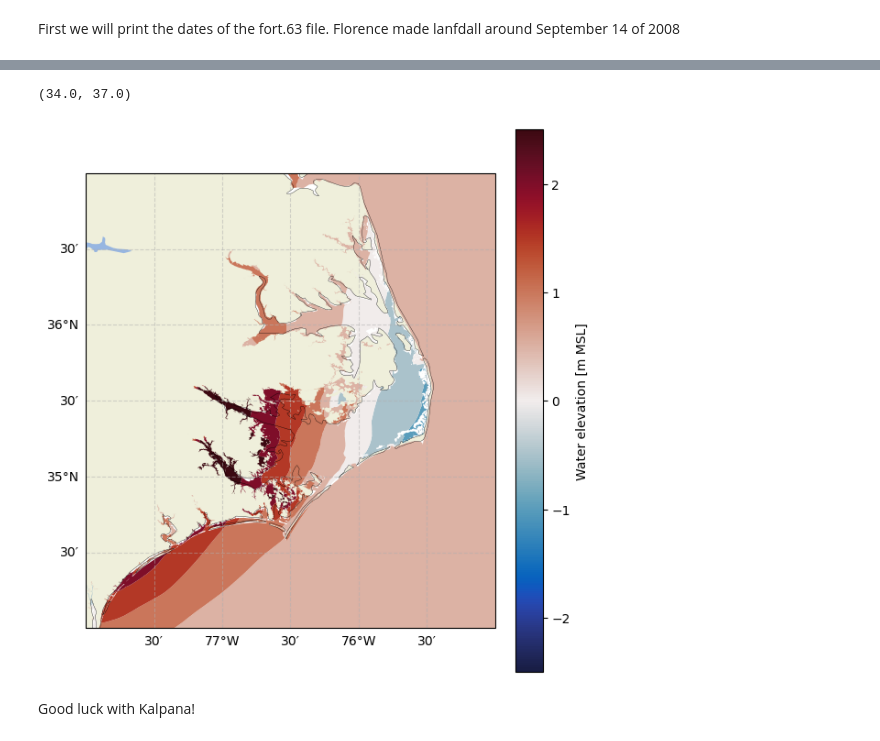
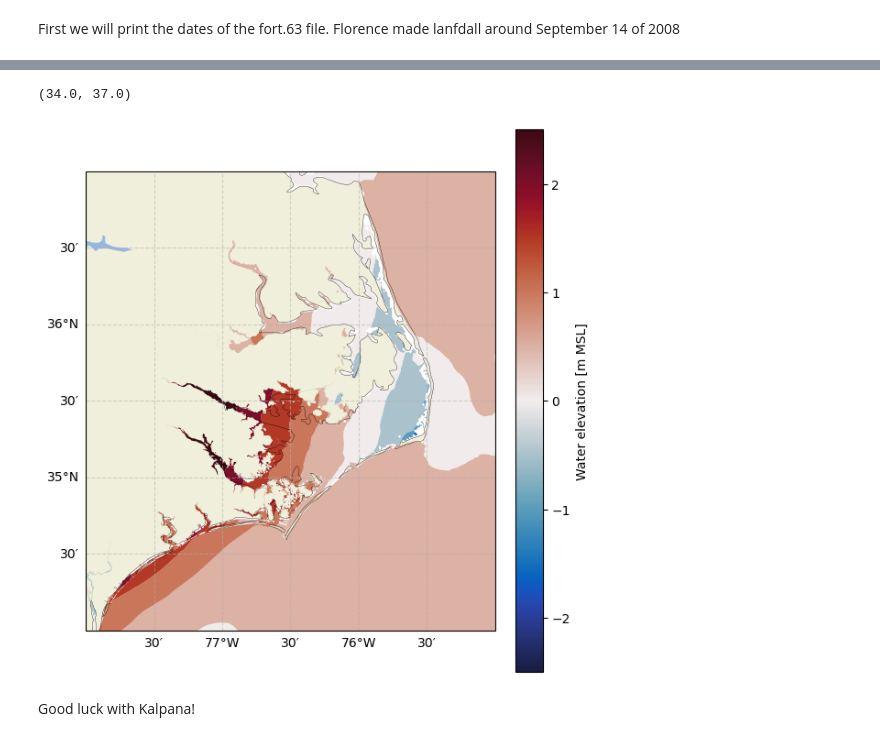
Before and after one commit to tomas19/kalpana_v2, a Jupyter notebook: examples/export_example05.ipynb, the cells around one changed output, grey strips where cells are left out. Saved outputs shown, nothing was run; the diff lists cells and outputs as text; code cells hidden in the pictures.

Commit message:
updates to examples to include new vatum change

```diff
--- a/examples/export_example05.ipynb
+++ b/examples/export_example05.ipynb
@@ -14,7 +14,7 @@ import cmocean
 **Inputs of the 'nc2shp' function**
 # %%
 ## path of the input fort 14 file
-filein = r'../../thesis/models/adcirc/Florence_SABs/v5/fort.63.nc'
+filein = r'../adds/inputs_examples/fort.63.nc'
 
 ## coordinate system of the fort14 input
 ## Fort 14 almost always uses latitude and longitude
@@ -37,7 +37,7 @@ levels = [-2.5, 2.5, 0.5]
 conType = 'polygon'
 
 ## full path of the output shapefile
-pathOut = r'../GIS/gpkg/florence_SABv5.gpkg'
+pathOut = r'/home/tomas/Insync/tacuevas@ncsu.edu/Google Drive/NCSU/Kalpana/Debug/github_examples/export_example05.gpkg'
 # %% [markdown]
 First we will print the dates of the fort.63 file. Florence made lanfdall around September 14 of 2008
 # %%
@@ -70,5 +70,5 @@ timesteps = np.arange(84, 95)
 gdf = nc2shp(filein, var, levels, conType, pathOut, epsgOut,
              vUnitOut='m', vUnitIn='m', epsgIn=4326, subDomain=None,
              epsgSubDom=None, exportMesh=False, meshName=None, dzFile=None,
-             zeroDif=-20, timesteps=timesteps)
+             zeroDif=-20, maxDif=-5, distThreshold=0.5, k=5, timesteps=timesteps)
 # %% [output]
@@ -79,23 +95,23 @@ Ready with exporting code after: 25.365 min
 # %%
-date_to_plot = '2018-09-14 13:00:00+00:00'
+date_to_plot = '2018-09-14 13:00:00'
 
 fig, ax = plt.subplots(figsize = (6, 6), subplot_kw={'projection': ccrs.PlateCarree()},
                             constrained_layout=True)
 gdf[gdf['date'] == date_to_plot].plot(ax = ax, cmap = cmocean.cm.balance,
                                       legend=True, column = 'zMean',
                                       legend_kwds={'label': 'Water elevation [m MSL]',
                                                    'orientation': 'vertical'})
 gl = ax.gridlines(draw_labels=True, dms=True, x_inline=False, y_inline=False, alpha=0.5,
                   linestyle='--')
 gl.top_labels = False
 gl.right_labels = False
 ax.add_feature(cfeature.LAND)
 ax.add_feature(cfeature.COASTLINE,lw=0.25)
 ax.add_feature(cfeature.LAKES)
 ax.set_xlim([-78, -75])
 ax.set_ylim([34, 37])
 # %% [output]
 (34.0, 37.0)
-[figure, old version]
+[figure, new version]
 # %% [markdown]
 Good luck with Kalpana! <br>
```
Also changed, not shown: parts of 5 cells of this notebook, 11 other files.
